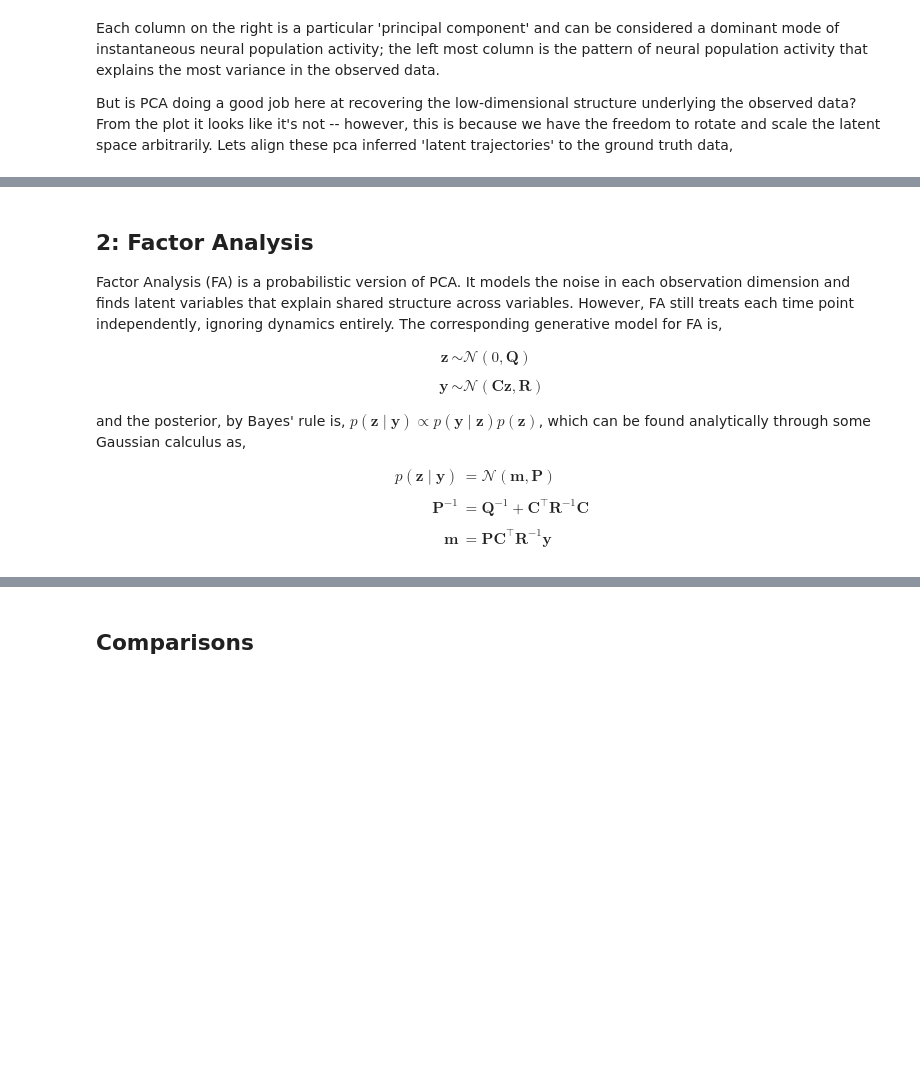
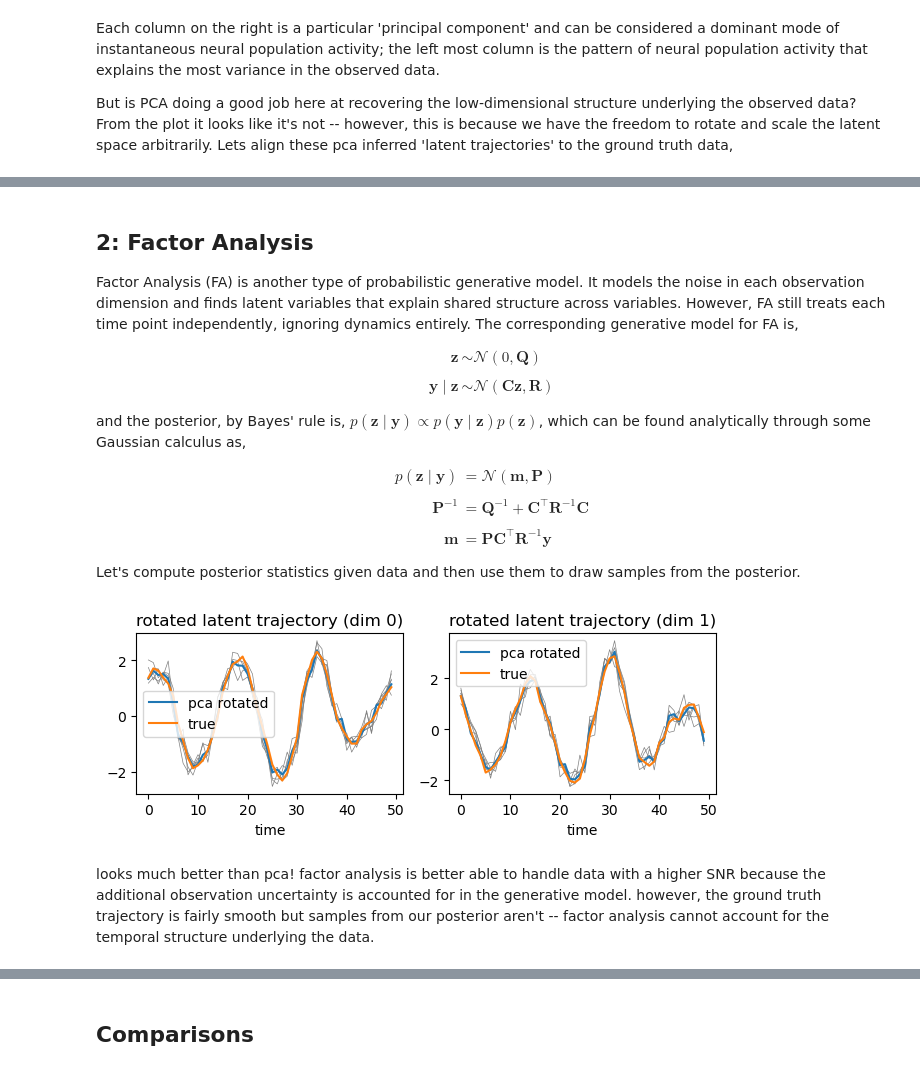
Before and after one commit to catniplab/xfads, a Jupyter notebook: examples/lvm_progression/demo.ipynb, the cells around one changed output, grey strips where cells are left out. Drawn from its saved outputs; the diff is of its cells as text; code cells hidden in the pictures; blank space fills up the shorter version.

Commit message:
show lack of temporal structure latent factor analysis, kalman filter derivation

```diff
--- a/examples/lvm_progression/demo.ipynb
+++ b/examples/lvm_progression/demo.ipynb
@@ -173,12 +176,12 @@ plt.show()
 # %% [markdown]
 ## 2: Factor Analysis
 
-Factor Analysis (FA) is a probabilistic version of PCA. It models the noise in each observation dimension and finds latent variables that explain shared structure across variables.  However, FA still treats each time point independently, ignoring dynamics entirely. The corresponding generative model for FA is,
+Factor Analysis (FA) is another type of probabilistic generative model. It models the noise in each observation dimension and finds latent variables that explain shared structure across variables.  However, FA still treats each time point independently, ignoring dynamics entirely. The corresponding generative model for FA is,
 
 $$
 \begin{aligned}
 \mathbf{z} &\sim \mathcal{N}(0, \mathbf{Q}) \\\\
-\mathbf{y} &\sim \mathcal{N}(\mathbf{C} \mathbf{z}, \mathbf{R})
+\mathbf{y}\mid \mathbf{z} &\sim \mathcal{N}(\mathbf{C} \mathbf{z}, \mathbf{R})
 \end{aligned}
 $$
 
@@ -191,12 +194,41 @@ p(\mathbf{z}\mid \mathbf{y}) &= \mathcal{N}(\mathbf{m}, \mathbf{P})\\\\
 \mathbf{m} &= \mathbf{P} \mathbf{C}^\top \mathbf{R}^{-1} \mathbf{y}
 \end{aligned}
 $$
+
+Let's compute posterior statistics given data and then use them to draw samples from the posterior.
 # %%
+# following the equations, find the precision and mean
 J_fa = (C.weight.mT / R_diag) @ C.weight + torch.diag(1 / Q_diag)
 J_fa_chol = torch.linalg.cholesky(J_fa)
 P_fa_chol = triangular_inverse(J_fa_chol).mT
 m_fa = chol_bmv_solve(J_fa_chol, bmv(C.weight.mT, (y_valid - C.bias)))
 z_fa = m_fa.unsqueeze(0) + bmv(P_fa_chol, torch.randn((n_samples, n_valid, n_time_bins, cfg.n_latents)))
+
+# don't forget to align!
+rot_fa, m_rot_fa = align_latent_variables(z_valid, m_fa)
+z_rot_fa = bmv(rot_fa, z_fa)
+# %%
+fig, axs = plt.subplots(1, 2)
+
+for d in range(2):
+    axs[d].set_title(f'rotated latent trajectory (dim {d})')
+    axs[d].set_box_aspect(0.6)
+
+    for s in range(n_samples):
+        axs[d].plot(z_rot_fa[s, 0, :, d], linewidth=0.5, color='gray')
+
+    axs[d].plot(m_rot_fa[0, :, d], label='pca rotated')
+
+    axs[d].plot(z_valid[0, :, d], label='true')
+    axs[d].legend()
+    axs[d].set_xlabel('time')
+
+plt.tight_layout()
+plt.show()
+# %% [output]
+[figure, added]
+# %% [markdown]
+looks much better than pca! factor analysis is better able to handle data with a higher SNR because the additional observation uncertainty is accounted for in the generative model. however, the ground truth trajectory is fairly smooth but samples from our posterior aren't -- factor analysis cannot account for the temporal structure underlying the data.
 # %% [markdown]
 ## 3: Kalman Filtering and Smoothing
 
```
Also changed, not shown: parts of 5 cells of this notebook.
